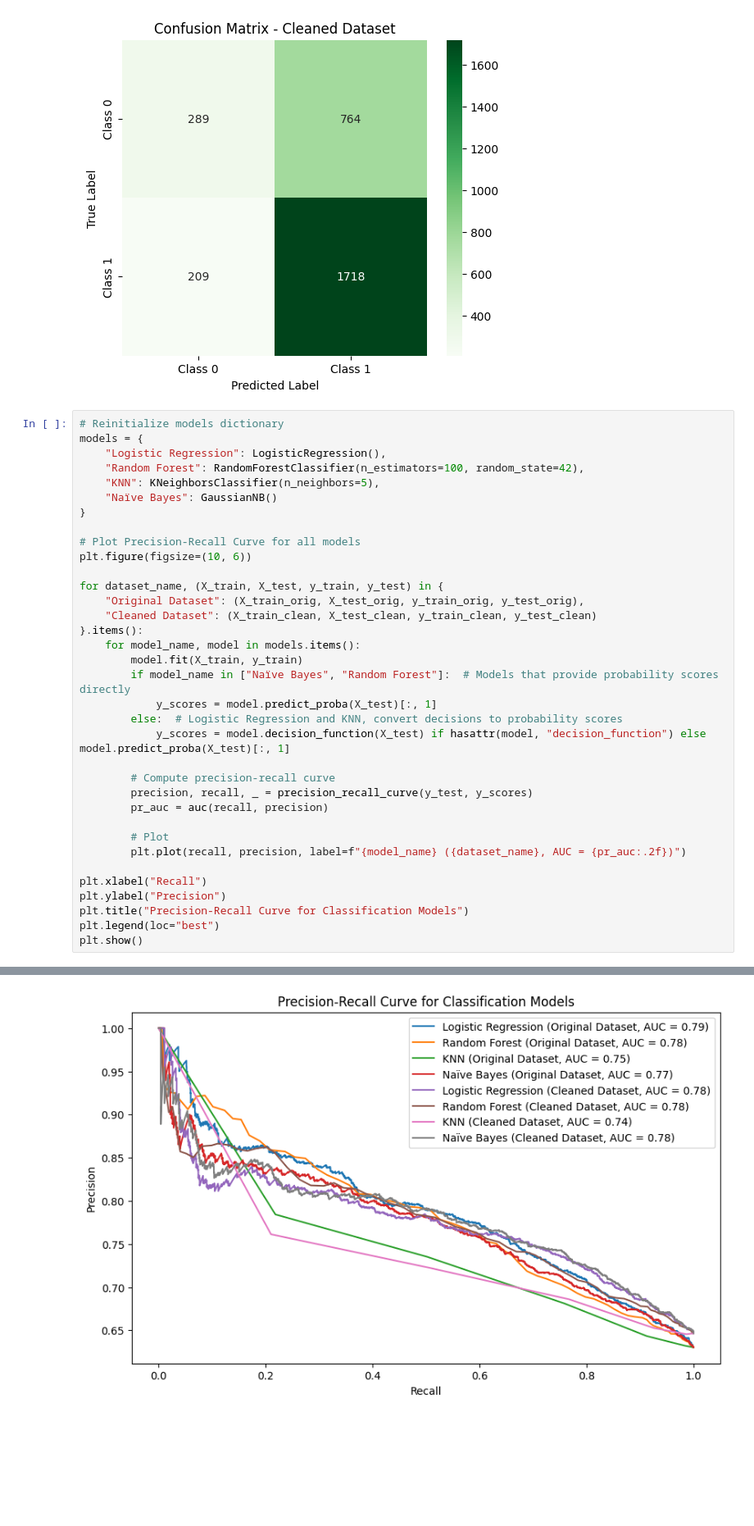
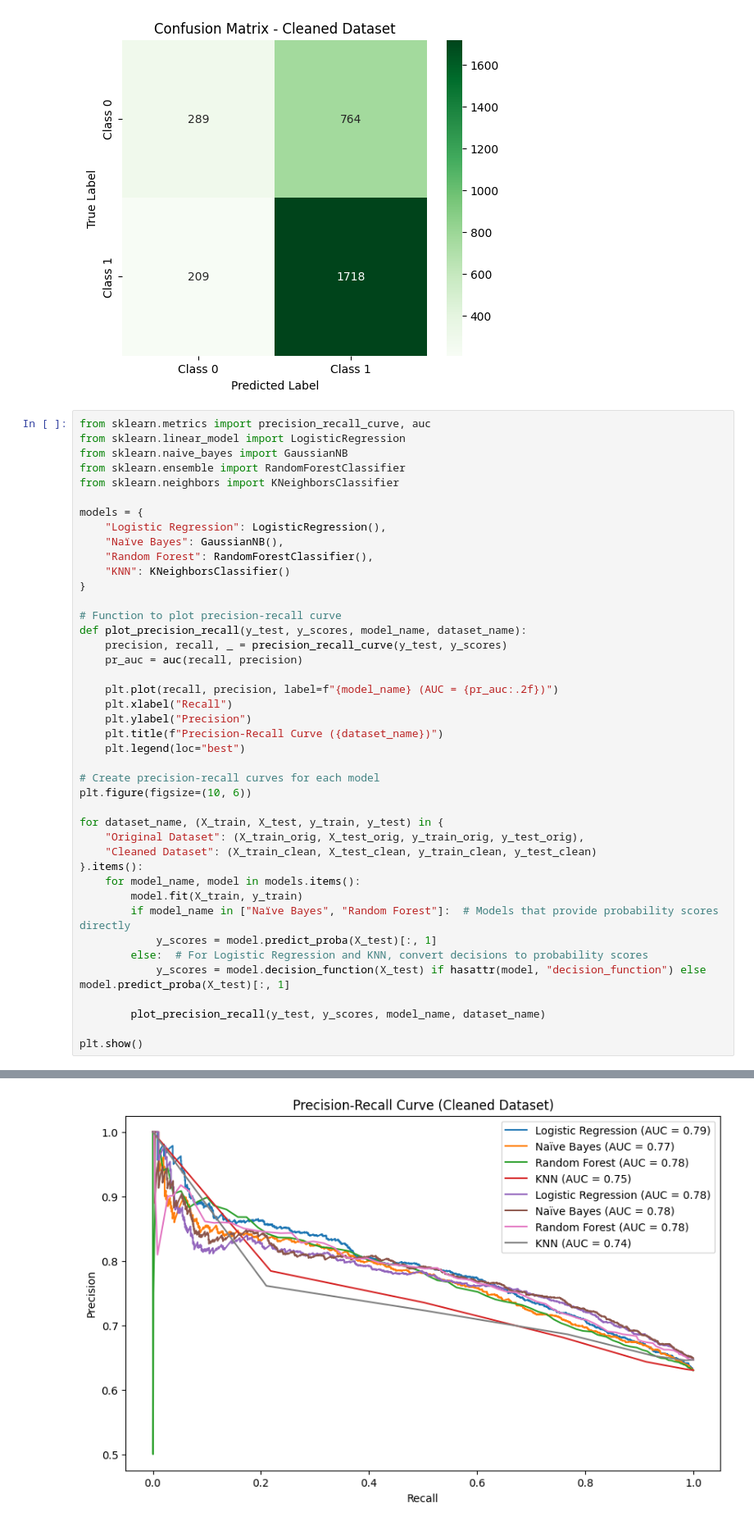
Before and after one commit to LokeshUpputri/Predictive-Maintenance-of-Automotive-Engines, a Jupyter notebook: Project_Automotive_Vehicle.ipynb, the cells around one changed output, grey strips where cells are left out. Shown at 82% size. Cells and saved outputs as stored; diff of their text form; blank space fills up the shorter version.

```diff
--- a/Project_Automotive_Vehicle.ipynb
+++ b/Project_Automotive_Vehicle.ipynb
@@ -342,55 +344,62 @@ plot_confusion_matrix(y_test_clean, y_pred_clean, "Confusion Matrix - Cleaned Da
 [figure]
 [figure]
 # %%
-# Reinitialize models dictionary
+from sklearn.metrics import precision_recall_curve, auc
+from sklearn.linear_model import LogisticRegression
+from sklearn.naive_bayes import GaussianNB
+from sklearn.ensemble import RandomForestClassifier
+from sklearn.neighbors import KNeighborsClassifier
+
 models = {
     "Logistic Regression": LogisticRegression(),
-    "Random Forest": RandomForestClassifier(n_estimators=100, random_state=42),
-    "KNN": KNeighborsClassifier(n_neighbors=5),
-    "Naïve Bayes": GaussianNB()
+    "Naïve Bayes": GaussianNB(),
+    "Random Forest": RandomForestClassifier(),
+    "KNN": KNeighborsClassifier()
 }
 
-# Plot Precision-Recall Curve for all models
+# Function to plot precision-recall curve
+def plot_precision_recall(y_test, y_scores, model_name, dataset_name):
+    precision, recall, _ = precision_recall_curve(y_test, y_scores)
+    pr_auc = auc(recall, precision)
+
+    plt.plot(recall, precision, label=f"{model_name} (AUC = {pr_auc:.2f})")
+    plt.xlabel("Recall")
+    plt.ylabel("Precision")
+    plt.title(f"Precision-Recall Curve ({dataset_name})")
+    plt.legend(loc="best")
+
+# Create precision-recall curves for each model
 plt.figure(figsize=(10, 6))
 
 for dataset_name, (X_train, X_test, y_train, y_test) in {
     "Original Dataset": (X_train_orig, X_test_orig, y_train_orig, y_test_orig),
     "Cleaned Dataset": (X_train_clean, X_test_clean, y_train_clean, y_test_clean)
 }.items():
     for model_name, model in models.items():
         model.fit(X_train, y_train)
         if model_name in ["Naïve Bayes", "Random Forest"]:  # Models that provide probability scores directly
             y_scores = model.predict_proba(X_test)[:, 1]
-        else:  # Logistic Regression and KNN, convert decisions to probability scores
+        else:  # For Logistic Regression and KNN, convert decisions to probability scores
             y_scores = model.decision_function(X_test) if hasattr(model, "decision_function") else model.predict_proba(X_test)[:, 1]
 
-        # Compute precision-recall curve
-        precision, recall, _ = precision_recall_curve(y_test, y_scores)
-        pr_auc = auc(recall, precision)
+        plot_precision_recall(y_test, y_scores, model_name, dataset_name)
 
-        # Plot
-        plt.plot(recall, precision, label=f"{model_name} ({dataset_name}, AUC = {pr_auc:.2f})")
-
-plt.xlabel("Recall")
-plt.ylabel("Precision")
-plt.title("Precision-Recall Curve for Classification Models")
-plt.legend(loc="best")
 plt.show()
 # %% [output]
 STOP: TOTAL NO. of ITERATIONS REACHED LIMIT.
 
 Increase the number of iterations (max_iter) or scale the data as shown in:
     https://scikit-learn.org/stable/modules/preprocessing.html
 Please also refer to the documentation for alternative solver options:
     https://scikit-learn.org/stable/modules/linear_model.html#logistic-regression
   n_iter_i = _check_optimize_result(
 STOP: TOTAL NO. of ITERATIONS REACHED LIMIT.
 
 Increase the number of iterations (max_iter) or scale the data as shown in:
     https://scikit-learn.org/stable/modules/preprocessing.html
 Please also refer to the documentation for alternative solver options:
     https://scikit-learn.org/stable/modules/linear_model.html#logistic-regression
   n_iter_i = _check_optimize_result(
-[figure, old version]
+[figure, new version]
 # %%
 from sklearn.model_selection import RandomizedSearchCV
```
Also changed, not shown: parts of 4 cells of this notebook.
